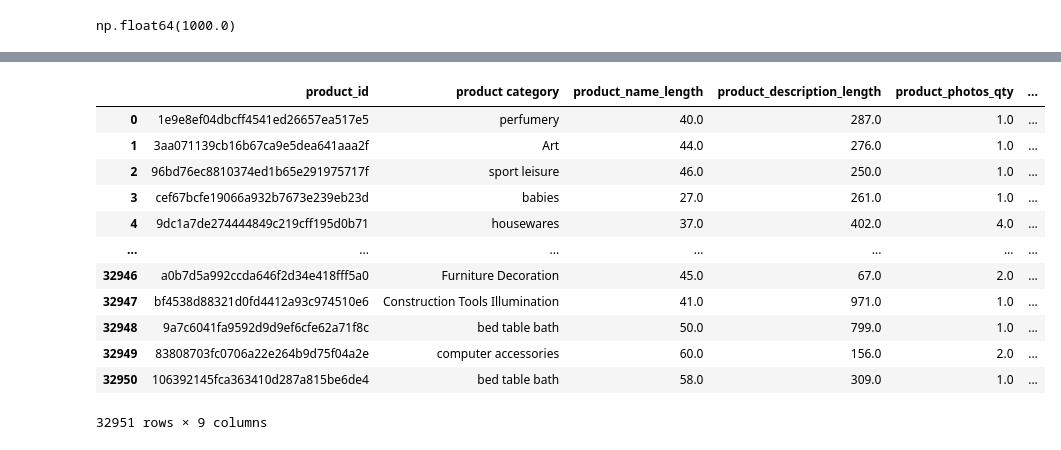
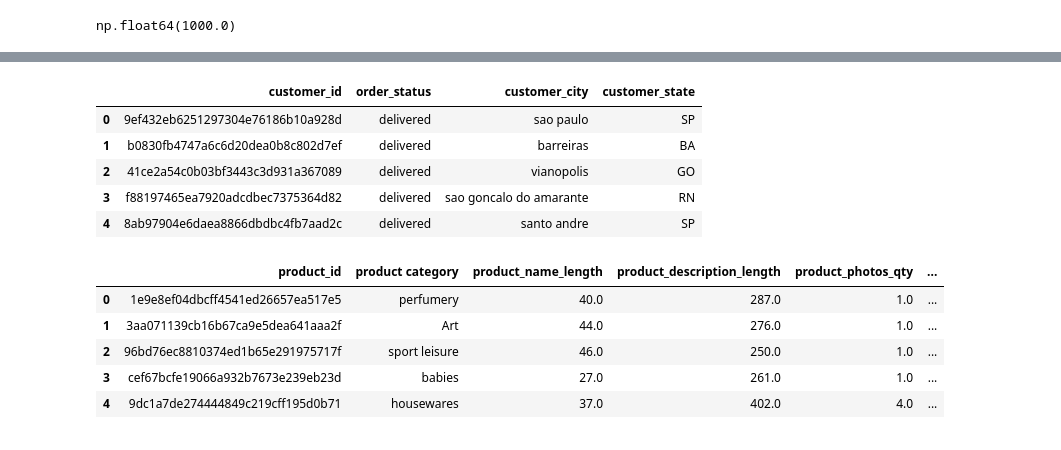
Before and after one commit to dunaoki/Treinando-Analise-python, a Jupyter notebook: 04 Seleção e Filtragem de Dados/04 selecao e filtragem de dados.ipynb, the cells around one changed output, grey strips where cells are left out. Drawn from its saved outputs; the diff is of its cells as text; code cells hidden in the pictures.

```diff
--- a/04 Seleção e Filtragem de Dados/04 selecao e filtragem de dados.ipynb
+++ b/04 Seleção e Filtragem de Dados/04 selecao e filtragem de dados.ipynb
@@ -220,16 +306,22 @@ products [products[ 'product_weight_g'].between (1000,3000)]
+# %%
+#filtrando os campos
+pd.merge(
+orders [['customer_id', 'order_status']],
+customers[[ 'customer_id', 'customer_city', 'customer_state']],
+how='left', left_on="customer_id", right_on="customer_id").head()
+# %% [output]
+|  | customer_id | order_status | customer_city | customer_state |
+| 0 | 9ef432eb6251297304e76186b10a928d | delivered | sao paulo | SP |
+| 1 | b0830fb4747a6c6d20dea0b8c802d7ef | delivered | barreiras | BA |
+| 2 | 41ce2a54c0b03bf3443c3d931a367089 | delivered | vianopolis | GO |
+| 3 | f88197465ea7920adcdbec7375364d82 | delivered | sao goncalo do amarante | RN |
+| 4 | 8ab97904e6daea8866dbdbc4fb7aad2c | delivered | santo andre | SP |
 # %%
-products
+products.head(5)
 # %% [output]
 |  | product_id | product category | product_name_length | product_description_length | product_photos_qty | ... |
 | 0 | 1e9e8ef04dbcff4541ed26657ea517e5 | perfumery | 40.0 | 287.0 | 1.0 | ... |
 | 1 | 3aa071139cb16b67ca9e5dea641aaa2f | Art | 44.0 | 276.0 | 1.0 | ... |
 | 2 | 96bd76ec8810374ed1b65e291975717f | sport leisure | 46.0 | 250.0 | 1.0 | ... |
 | 3 | cef67bcfe19066a932b7673e239eb23d | babies | 27.0 | 261.0 | 1.0 | ... |
 | 4 | 9dc1a7de274444849c219cff195d0b71 | housewares | 37.0 | 402.0 | 4.0 | ... |
-| ... | ... | ... | ... | ... | ... | ... |
-| 32946 | a0b7d5a992ccda646f2d34e418fff5a0 | Furniture Decoration | 45.0 | 67.0 | 2.0 | ... |
-| 32947 | bf4538d88321d0fd4412a93c974510e6 | Construction Tools Illumination | 41.0 | 971.0 | 1.0 | ... |
-| 32948 | 9a7c6041fa9592d9d9ef6cfe62a71f8c | bed table bath | 50.0 | 799.0 | 1.0 | ... |
-| 32949 | 83808703fc0706a22e264b9d75f04a2e | computer accessories | 60.0 | 156.0 | 2.0 | ... |
-| 32950 | 106392145fca363410d287a815be6de4 | bed table bath | 58.0 | 309.0 | 1.0 | ... |
-32951 rows × 9 columns
```
Also changed, not shown: parts of 15 cells of this notebook.
